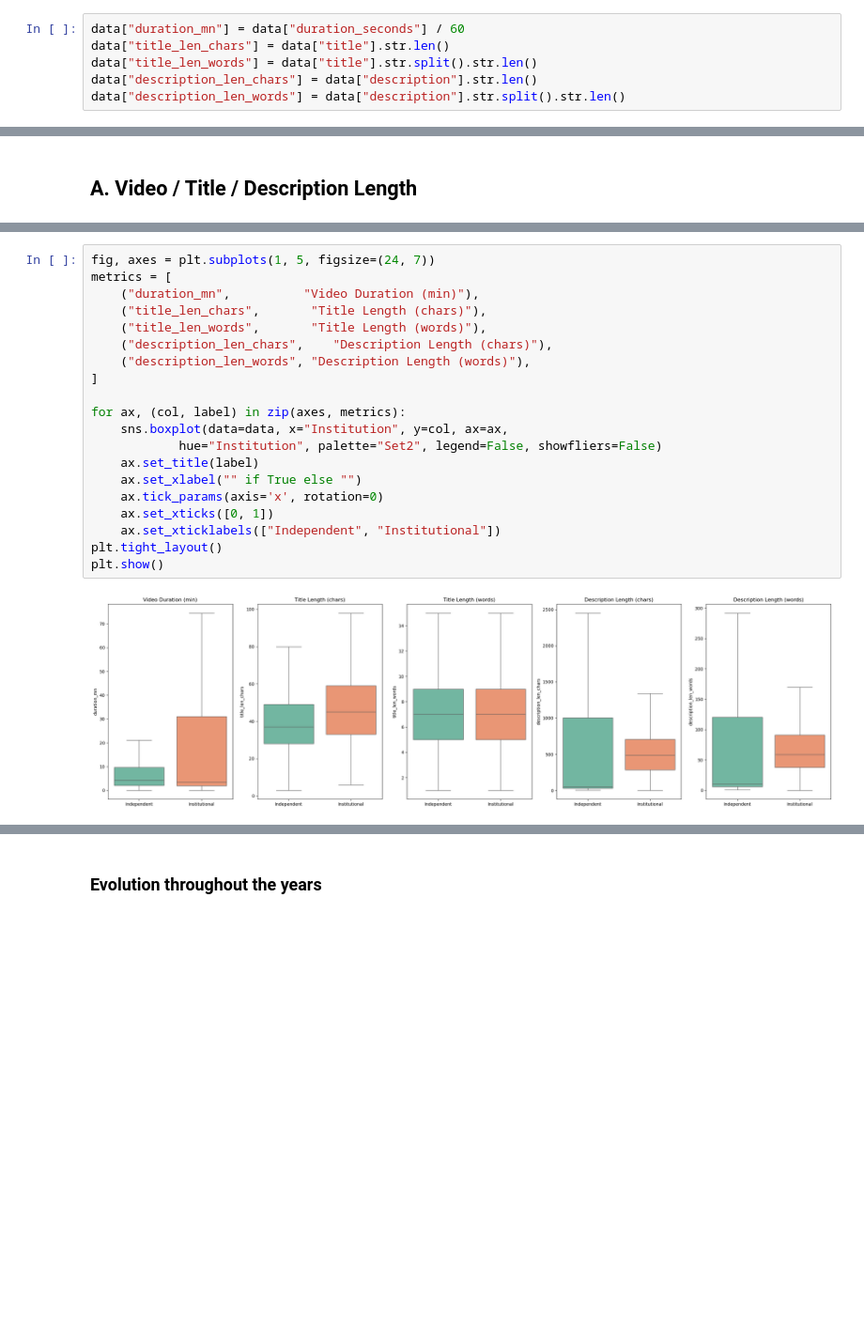
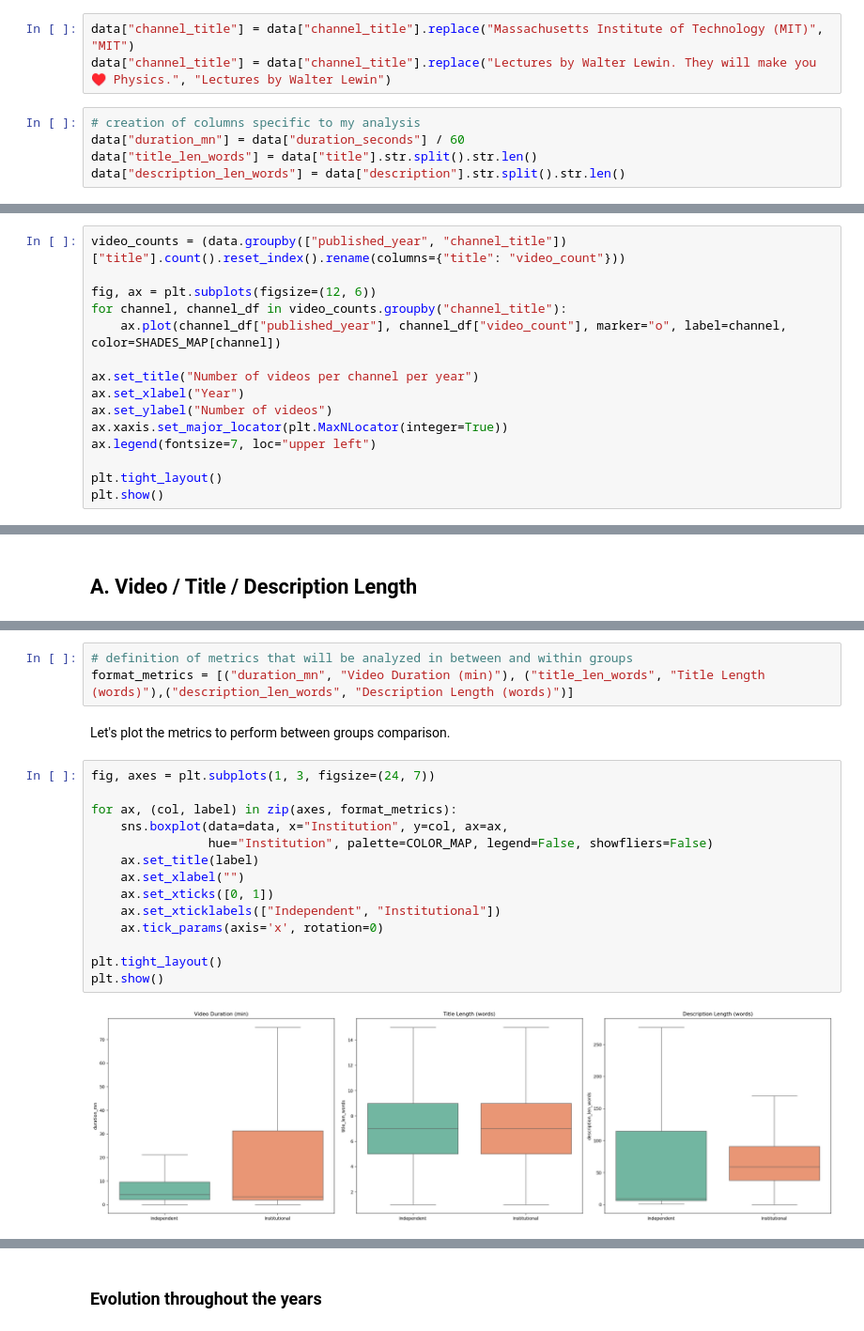
Before and after one commit to alexalag/YouTubeCompare, a Jupyter notebook: analysis/person1_format_style/notebook.ipynb, the cells around one changed output, grey strips where cells are left out. Shown at 94% size. Cells and saved outputs as stored; diff of their text form; blank space fills up the shorter version.

```diff
--- a/analysis/person1_format_style/notebook.ipynb
+++ b/analysis/person1_format_style/notebook.ipynb
@@ -70,6 +41,8 @@ dtype: int64
+# %%
+data["channel_title"] = data["channel_title"].replace("Massachusetts Institute of Technology (MIT)", "MIT")
+data["channel_title"] = data["channel_title"].replace("Lectures by Walter Lewin. They will make you ♥ Physics.", "Lectures by Walter Lewin")
 # %%
+# creation of columns specific to my analysis
 data["duration_mn"] = data["duration_seconds"] / 60
-data["title_len_chars"] = data["title"].str.len()
 data["title_len_words"] = data["title"].str.split().str.len()
-data["description_len_chars"] = data["description"].str.len()
 data["description_len_words"] = data["description"].str.split().str.len()
@@ -93,0 +51,15 @@ Name: count, dtype: int64
+# %%
+video_counts = (data.groupby(["published_year", "channel_title"])["title"].count().reset_index().rename(columns={"title": "video_count"}))
+
+fig, ax = plt.subplots(figsize=(12, 6))
+for channel, channel_df in video_counts.groupby("channel_title"):
+    ax.plot(channel_df["published_year"], channel_df["video_count"], marker="o", label=channel, color=SHADES_MAP[channel])
+
+ax.set_title("Number of videos per channel per year")
+ax.set_xlabel("Year")
+ax.set_ylabel("Number of videos")
+ax.xaxis.set_major_locator(plt.MaxNLocator(integer=True))
+ax.legend(fontsize=7, loc="upper left")
+
+plt.tight_layout()
+plt.show()
@@ -104,22 +80,21 @@ True             6287.0  21.1  34.2  0.0  2.0  3.3  31.0  569.0          6293.0
+# %%
+# definition of metrics that will be analyzed in between and within groups
+format_metrics = [("duration_mn", "Video Duration (min)"), ("title_len_words", "Title Length (words)"),("description_len_words", "Description Length (words)")]
+# %% [markdown]
+Let's plot the metrics to perform between groups comparison.
 # %%
-fig, axes = plt.subplots(1, 5, figsize=(24, 7))
-metrics = [
-    ("duration_mn",          "Video Duration (min)"),
-    ("title_len_chars",       "Title Length (chars)"),
-    ("title_len_words",       "Title Length (words)"),
-    ("description_len_chars",    "Description Length (chars)"),
-    ("description_len_words", "Description Length (words)"),
-]
+fig, axes = plt.subplots(1, 3, figsize=(24, 7))
 
-for ax, (col, label) in zip(axes, metrics):
+for ax, (col, label) in zip(axes, format_metrics):
     sns.boxplot(data=data, x="Institution", y=col, ax=ax,
-            hue="Institution", palette="Set2", legend=False, showfliers=False)
+                hue="Institution", palette=COLOR_MAP, legend=False, showfliers=False)
     ax.set_title(label)
-    ax.set_xlabel("" if True else "")
-    ax.tick_params(axis='x', rotation=0)
+    ax.set_xlabel("")
     ax.set_xticks([0, 1])
     ax.set_xticklabels(["Independent", "Institutional"])
+    ax.tick_params(axis='x', rotation=0)
+
 plt.tight_layout()
 plt.show()
 # %% [output]
-[figure, old version]
+[figure, new version]
```
Also changed, not shown: parts of 46 cells of this notebook.
